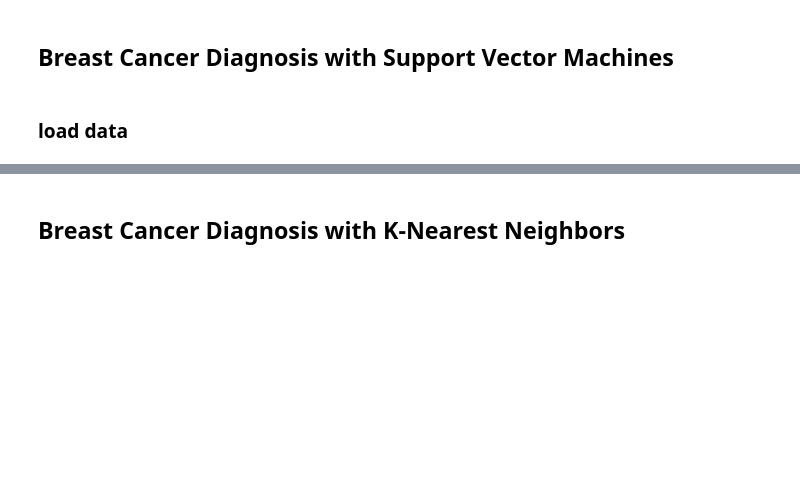
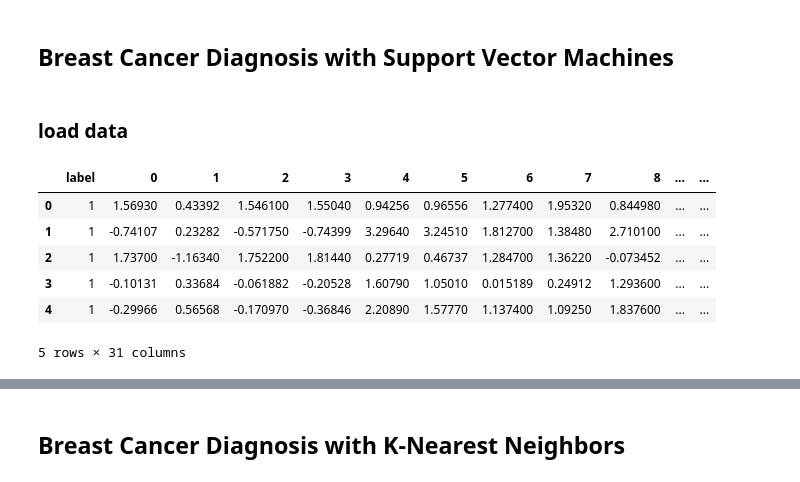
Before and after one commit to quocdat32461997/machine-learning-portfolio, a Jupyter notebook: ml-course/assignment_4/dqn170000_assignment_4.ipynb, the cells around one changed output, grey strips where cells are left out. Saved outputs shown, nothing was run; the diff lists cells and outputs as text; code cells hidden in the pictures; blank space fills up the shorter version.

```diff
--- a/ml-course/assignment_4/dqn170000_assignment_4.ipynb
+++ b/ml-course/assignment_4/dqn170000_assignment_4.ipynb
@@ -216,0 +216,10 @@ print("Accuracy of the best model {} is {}".format(best_model, best_model.score(
+# %%
+train_set.head()
+# %% [output]
+|  | label | 0 | 1 | 2 | 3 | 4 | 5 | 6 | 7 | 8 | ... | ... |
+| 0 | 1 | 1.56930 | 0.43392 | 1.546100 | 1.55040 | 0.94256 | 0.96556 | 1.277400 | 1.95320 | 0.844980 | ... | ... |
+| 1 | 1 | -0.74107 | 0.23282 | -0.571750 | -0.74399 | 3.29640 | 3.24510 | 1.812700 | 1.38480 | 2.710100 | ... | ... |
+| 2 | 1 | 1.73700 | -1.16340 | 1.752200 | 1.81440 | 0.27719 | 0.46737 | 1.284700 | 1.36220 | -0.073452 | ... | ... |
+| 3 | 1 | -0.10131 | 0.33684 | -0.061882 | -0.20528 | 1.60790 | 1.05010 | 0.015189 | 0.24912 | 1.293600 | ... | ... |
+| 4 | 1 | -0.29966 | 0.56568 | -0.170970 | -0.36846 | 2.20890 | 1.57770 | 1.137400 | 1.09250 | 1.837600 | ... | ... |
+5 rows × 31 columns
```
Also changed, not shown: parts of 20 cells of this notebook, 1 other file.
